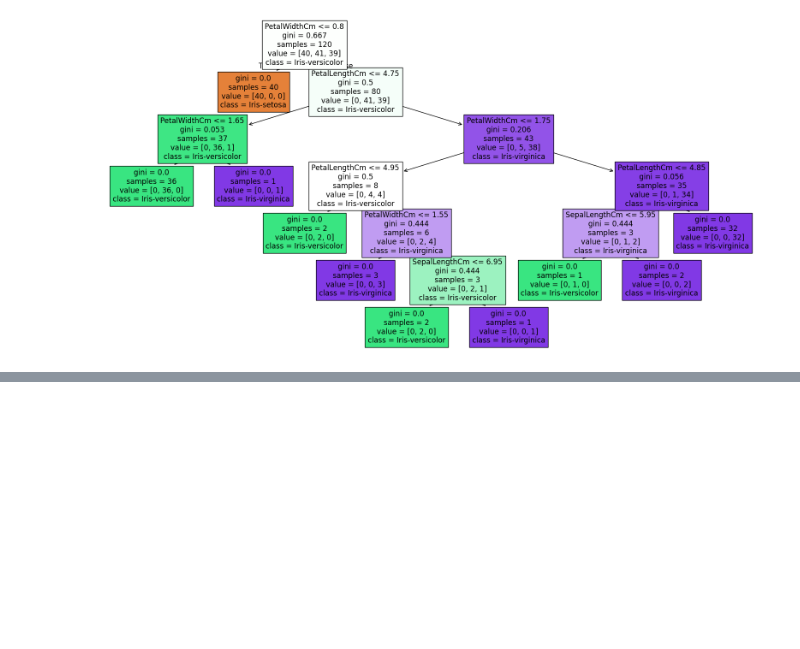
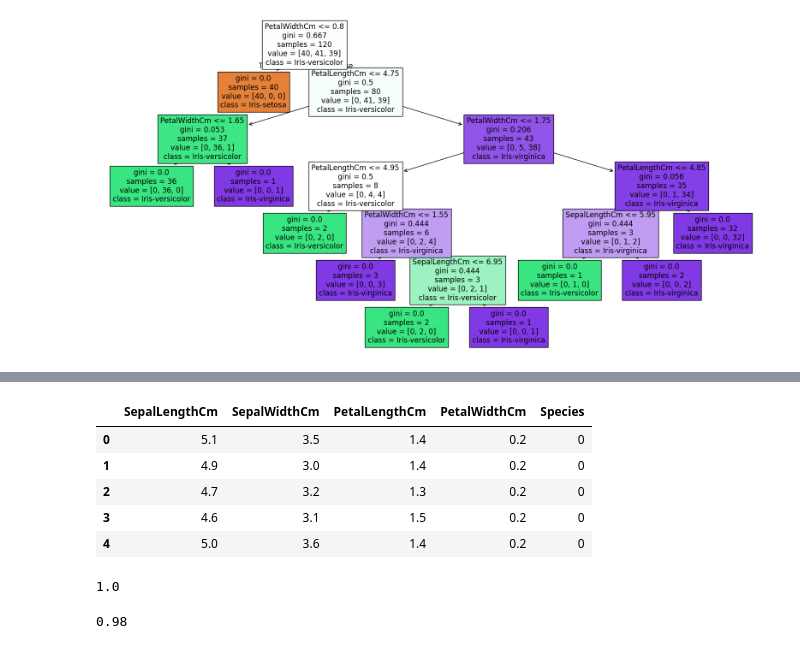
Before and after one commit to KanishkThamman/Iris_AI_model_multiclass, a Jupyter notebook: Iris_Species.ipynb, the cells around one changed output, grey strips where cells are left out. Drawn from its saved outputs; the diff is of its cells as text; code cells hidden in the pictures; blank space fills up the shorter version.

```diff
--- a/Iris_Species.ipynb
+++ b/Iris_Species.ipynb
@@ -130,0 +175,12 @@ plt.show()
+# %%
+# test use teh whoel dataset as testing data on the prevous 2 models
+df = pd.read_csv('IRIS.csv')
+# %%
+df.head()
+# %% [output]
+|  | SepalLengthCm | SepalWidthCm | PetalLengthCm | PetalWidthCm | Species |
+| 0 | 5.1 | 3.5 | 1.4 | 0.2 | 0 |
+| 1 | 4.9 | 3.0 | 1.4 | 0.2 | 0 |
+| 2 | 4.7 | 3.2 | 1.3 | 0.2 | 0 |
+| 3 | 4.6 | 3.1 | 1.5 | 0.2 | 0 |
+| 4 | 5.0 | 3.6 | 1.4 | 0.2 | 0 |
@@ -130,0 +191,12 @@ plt.show()
+# %%
+# now lets use the models we trained on the small dataset on the big dataset
+y_pred_1 = model.predict(big_test_x)
+accuracy_score(big_test_y, y_pred_1)
+# %% [output]
+1.0
+# %%
+# lets try the lr tree model
+y_pred_2 = lr.predict(big_test_x)
+accuracy_score(big_test_y, y_pred_2)
+# %% [output]
+0.98
```
Also changed, not shown: parts of 6 cells of this notebook, 1 other file.
